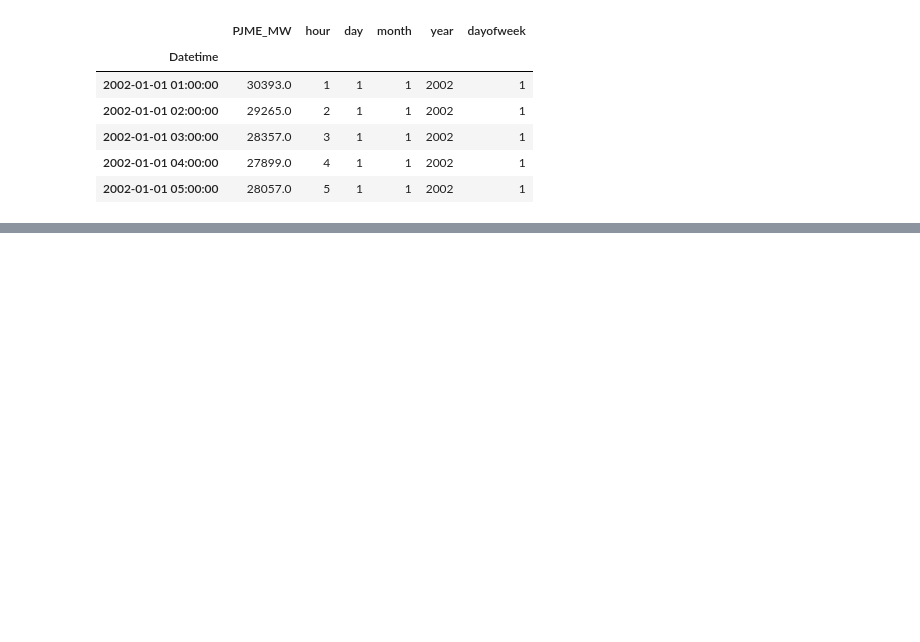
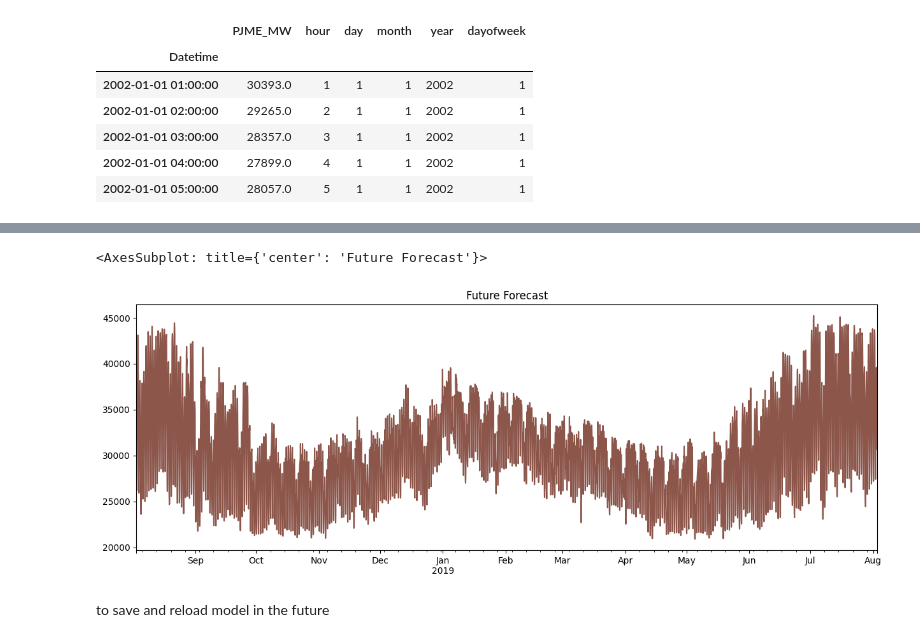
Before and after one commit to Code-nano/Forcasting_Energy_Consumption_Using_XGBoost, a Jupyter notebook: Forecast_energy_consumption.ipynb, the cells around one changed output, grey strips where cells are left out. Saved outputs shown, nothing was run; the diff lists cells and outputs as text; code cells hidden in the pictures; blank space fills up the shorter version.

```diff
--- a/Forecast_energy_consumption.ipynb
+++ b/Forecast_energy_consumption.ipynb
@@ -318,0 +441,20 @@ df = df.sort_index()
+# %%
+df = create_features(df)
+
+FEATURES = ['hour', 'day', 'month', 'year',
+            'dayofweek', 'lag1', 'lag2', 'lag3']
+TARGET= 'PJME_MW'
+
+x_all = df[FEATURES]
+y_all = df[TARGET]
+
+xg = xgb.XGBRegressor(n_estimators=1000,
+                      max_depth=5,
+                      learning_rate=0.004,
+                      subsample=1,
+                      random_state=5,
+                      early_stopping_rounds=50,
+                      )
+xg.fit(x_all, y_all,
+        eval_set=[(x_all, y_all)],
+        verbose=200)
@@ -318,0 +483,22 @@ df = df.sort_index()
+# %%
+#create fututre skeleton dataframe
+future = pd.date_range('2018-08-03', '2019-08-03', freq='H')
+df_future = pd.DataFrame(index=future)
+df_future['isfuture'] = True
+df['isfuture'] = False
+df_and_future = pd.concat([df, df_future])
+df_and_future = create_features(df_and_future)
+df_and_future = add_lags(df_and_future)
+# %%
+future_w_feature = df_and_future.query('isfuture == True').copy()
+# %%
+future_w_feature['Pred'] = xg.predict(future_w_feature[FEATURES])
+# %%
+future_w_feature['Pred'].plot(figsize=(15, 5),
+                              color=color_pallate[5],
+                              title='Future Forecast')
+# %% [output]
+<AxesSubplot: title={'center': 'Future Forecast'}>
+[figure, added]
+# %% [markdown]
+to save and reload model in the future
```
Also changed, not shown: parts of 27 cells of this notebook.
